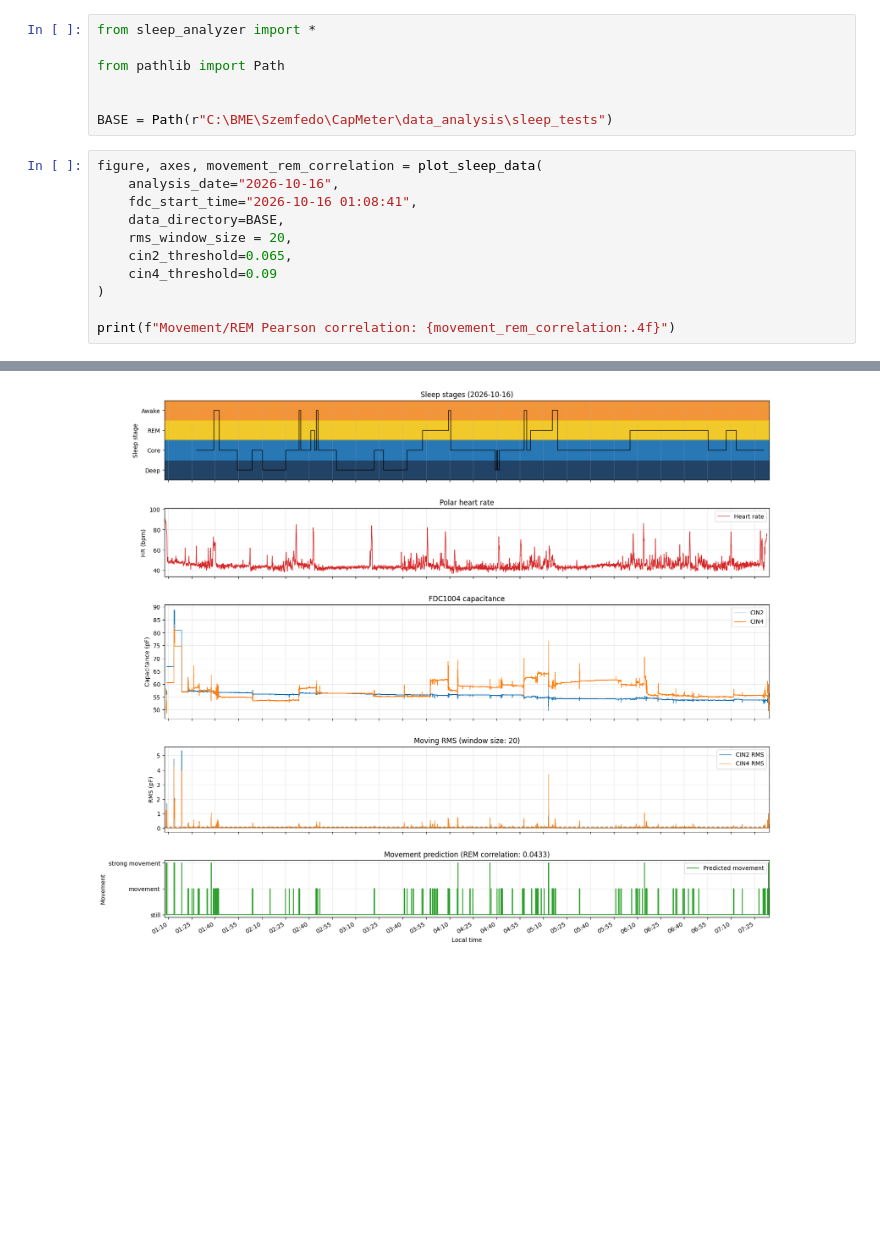
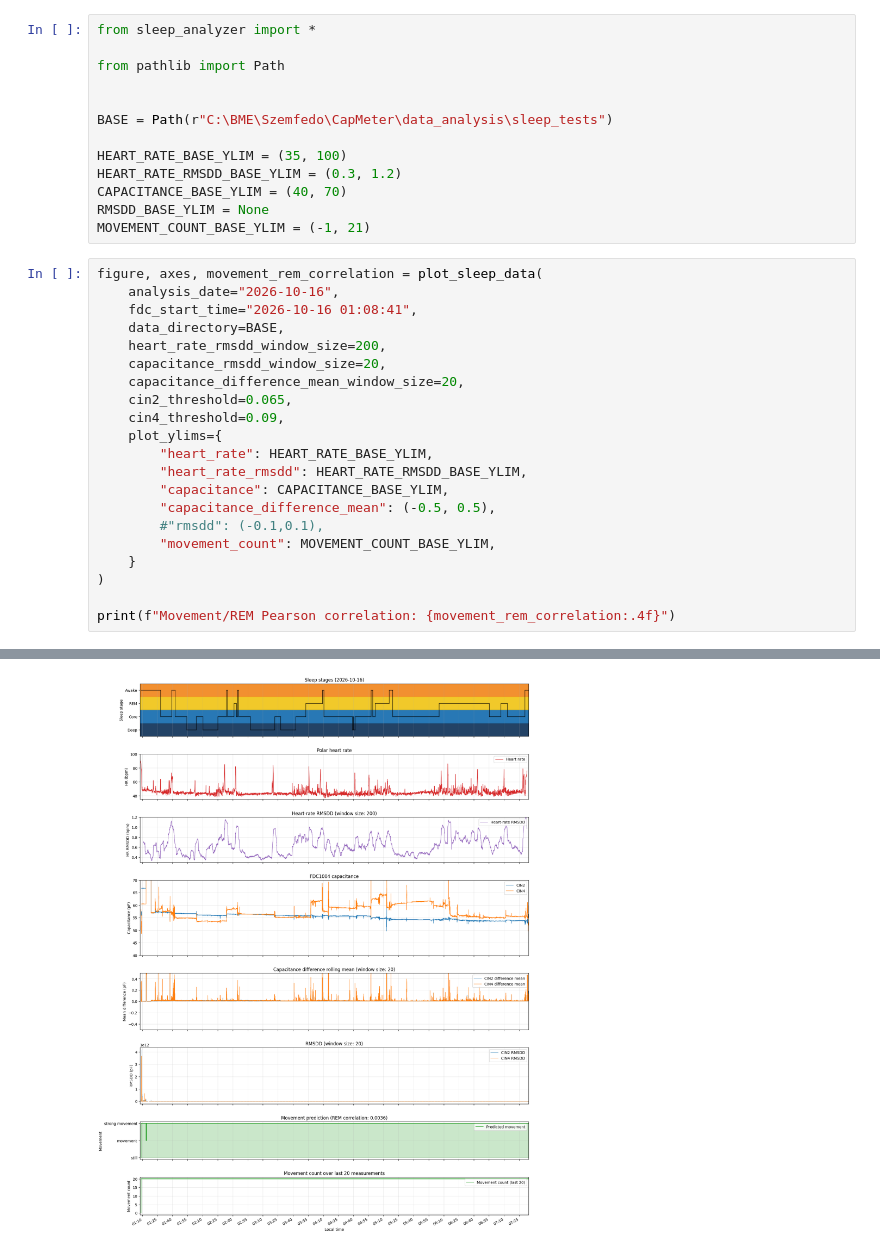
Before and after one commit to Qawes/CapMeter, a Jupyter notebook: data_analysis/sleep_analyzer.ipynb, the cells around one changed output, grey strips where cells are left out. Drawn from its saved outputs; the diff is of its cells as text; blank space fills up the shorter version.

Commit message:
- Apple watch plot extanded with awake - New HRV-like graph - New capacitance difference ma plot - rolling sum of movement count plot

```diff
--- a/data_analysis/sleep_analyzer.ipynb
+++ b/data_analysis/sleep_analyzer.ipynb
@@ -5,14 +5,30 @@ from pathlib import Path
 
 
 BASE = Path(r"C:\BME\Szemfedo\CapMeter\data_analysis\sleep_tests")
+
+HEART_RATE_BASE_YLIM = (35, 100)
+HEART_RATE_RMSDD_BASE_YLIM = (0.3, 1.2)
+CAPACITANCE_BASE_YLIM = (40, 70)
+RMSDD_BASE_YLIM = None
+MOVEMENT_COUNT_BASE_YLIM = (-1, 21)
 # %%
 figure, axes, movement_rem_correlation = plot_sleep_data(
     analysis_date="2026-10-16",
     fdc_start_time="2026-10-16 01:08:41",
     data_directory=BASE,
-    rms_window_size = 20,
+    heart_rate_rmsdd_window_size=200,
+    capacitance_rmsdd_window_size=20,
+    capacitance_difference_mean_window_size=20,
     cin2_threshold=0.065,
-    cin4_threshold=0.09
+    cin4_threshold=0.09,
+    plot_ylims={
+        "heart_rate": HEART_RATE_BASE_YLIM,
+        "heart_rate_rmsdd": HEART_RATE_RMSDD_BASE_YLIM,
+        "capacitance": CAPACITANCE_BASE_YLIM,
+        "capacitance_difference_mean": (-0.5, 0.5),
+        #"rmsdd": (-0.1,0.1),
+        "movement_count": MOVEMENT_COUNT_BASE_YLIM,
+    }
 )
 
 print(f"Movement/REM Pearson correlation: {movement_rem_correlation:.4f}")
@@ -27 +43 @@ Deep                       77594             235                      0
-[figure, old version]
+[figure, new version]
```
Also changed, not shown: parts of 4 cells of this notebook, 1 other file.
